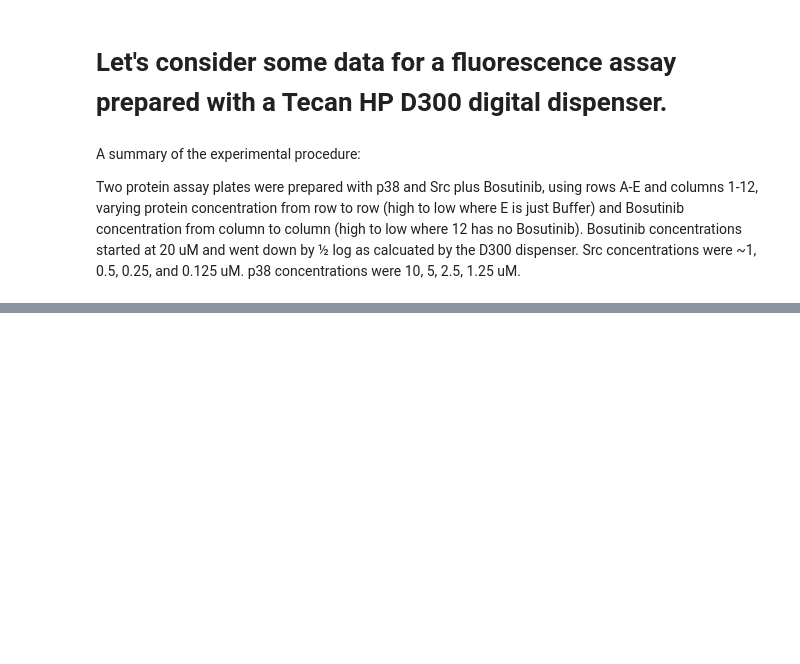
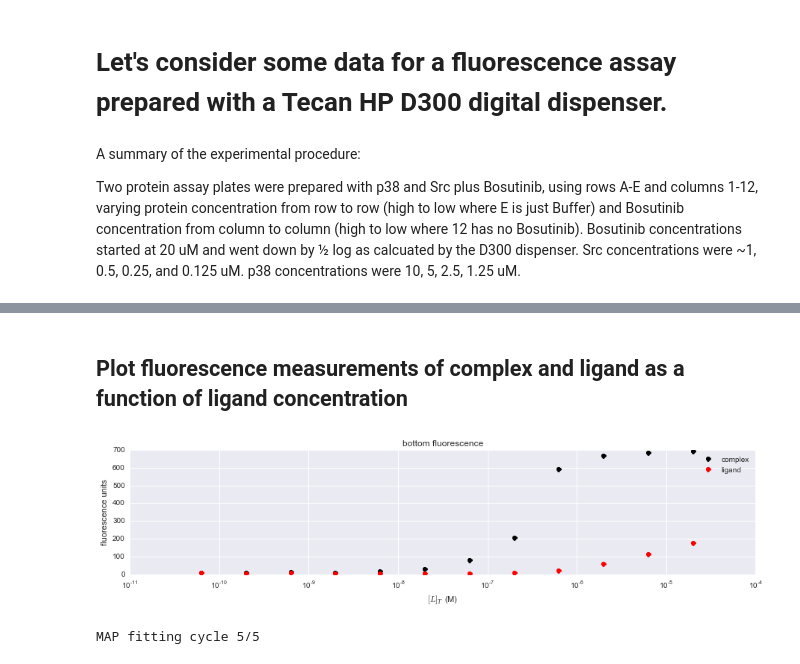
Before and after one commit to choderalab/assaytools, a Jupyter notebook: examples/fluorescence-binding-assay/fitting-fluorescence-scans.ipynb, the cells around one changed output, grey strips where cells are left out. Cells and saved outputs as stored; diff of their text form; code cells hidden in the pictures; blank space fills up the shorter version.

```diff
--- a/examples/fluorescence-binding-assay/fitting-fluorescence-scans.ipynb
+++ b/examples/fluorescence-binding-assay/fitting-fluorescence-scans.ipynb
@@ -313,0 +35,25 @@ plt.axis([Lstated.min(), Lstated.max(), 0, 1]);
+# %%
+# Find desired emission wavelength to fit.
+wavelength_to_fit = '480'
+index = SRC_280_x_num.index(wavelength_to_fit)
+
+# Specify row to process
+row_index = 0 # row 0, 1, 2, or 3
+Pstated_rows = np.array([1, 0.5, 0.25, 0.125]) * 1e-6 # protein concentrations, M
+
+# Extract fluorescence intensities at desired wavelength.
+bottom_complex_fluorescence = np.array([ float(SRC_280[i,index]) for i in range(row_index*12+1,row_index*12+13) ])
+bottom_ligand_fluorescence = np.array([ float(SRC_280[i,index]) for i in range(49,61) ])
+
+# Stated concentrations of protein and ligand.
+Pstated = Pstated_rows[row_index] * np.ones([12],np.float64) # protein concentration, M
+Lstated = 20.0e-6 / np.array([10**(float(i)/2.0) for i in range(12)])
+# %%
+# Assay configuration details
+assay_volume = 75e-6 # well volume, L
+well_area = 0.1586 # well area, cm^2 # half-area wells were used here
+path_length = assay_volume / well_area
+
+# Uncertainties in protein and ligand concentrations.
+dPstated = 0.10 * Pstated # protein concentration uncertainty
+dLstated = 0.08 * Lstated # ligand concentraiton uncertainty (due to gravimetric preparation and HP D300 dispensing)
@@ -313,0 +62,19 @@ plt.axis([Lstated.min(), Lstated.max(), 0, 1]);
+# %%
+# Create the pymc model
+from assaytools import pymcmodels
+pymc_model = pymcmodels.make_model(Pstated, dPstated, Lstated, dLstated,
+               bottom_complex_fluorescence=bottom_complex_fluorescence,
+               bottom_ligand_fluorescence=bottom_ligand_fluorescence,
+               use_primary_inner_filter_correction=True,
+               assay_volume=assay_volume, well_area=well_area)
+# %% [markdown]
+## Plot fluorescence measurements of complex and ligand as a function of ligand concentration
+# %%
+figure = plots.plot_measurements(Lstated, Pstated, pymc_model)
+# %% [output]
+[figure, added]
+# %%
+# Find the maximum a posteriori fit (will only be local optimum, and several cycles are needed for reasonable fit)
+map = pymcmodels.map_fit(pymc_model)
+# %% [output]
+MAP fitting cycle 5/5
```
Also changed, not shown: parts of 39 cells of this notebook.
